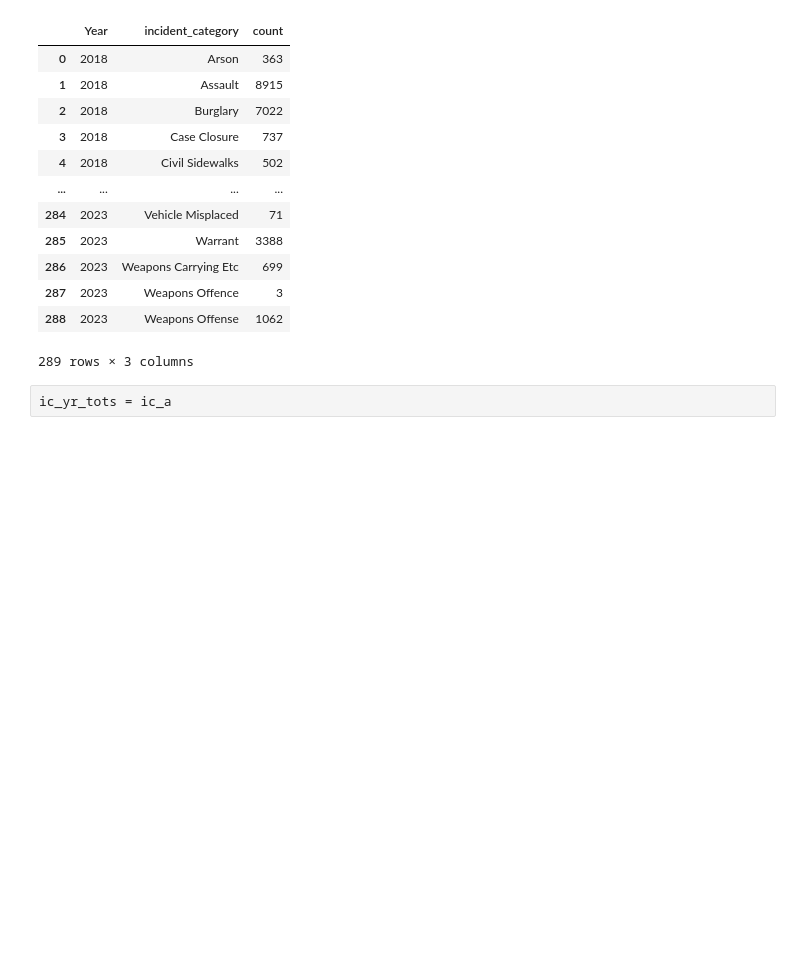
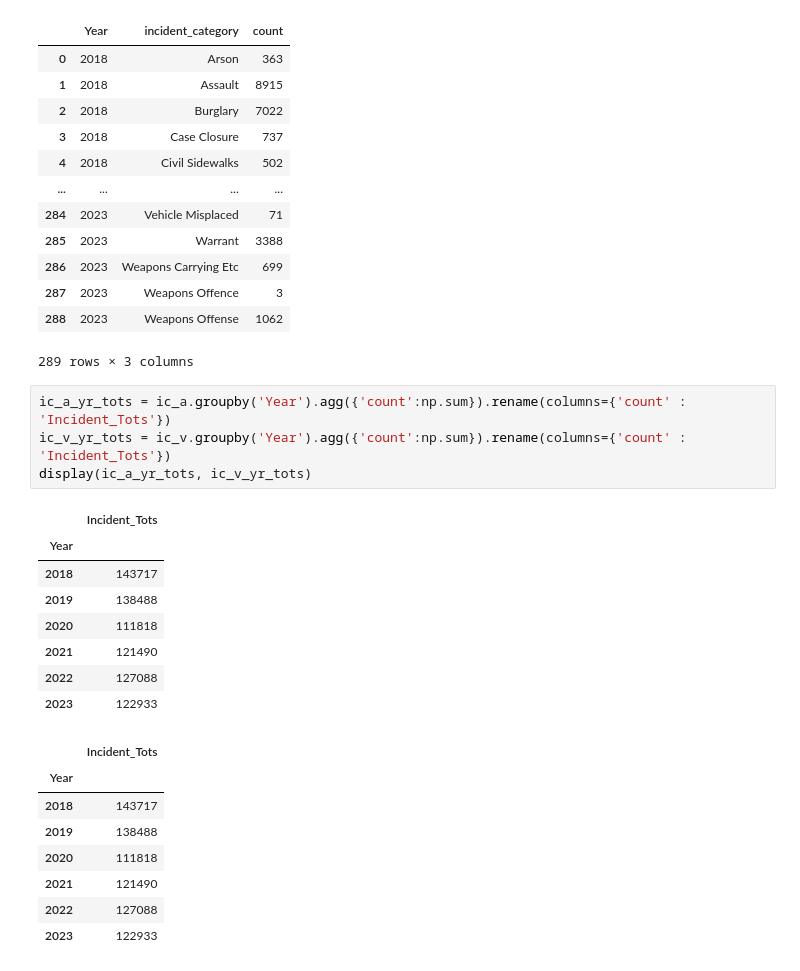
Before and after one commit to jgte29/ucbhonorsthesis2023-2024, a Jupyter notebook: Data_Analysis.ipynb, the cells around one changed output. Drawn from its saved outputs; the diff is of its cells as text; blank space fills up the shorter version.

```diff
--- a/Data_Analysis.ipynb
+++ b/Data_Analysis.ipynb
@@ -2855,5 +2868,24 @@ display(ic_a, ic_v, ic_bc)
 | 287 | 2023 | Weapons Offence | 3 |
 | 288 | 2023 | Weapons Offense | 1062 |
 289 rows × 3 columns
-# %%
-ic_yr_tots = ic_a
+# %%
+ic_a_yr_tots = ic_a.groupby('Year').agg({'count':np.sum}).rename(columns={'count' : 'Incident_Tots'})
+ic_v_yr_tots = ic_v.groupby('Year').agg({'count':np.sum}).rename(columns={'count' : 'Incident_Tots'})
+display(ic_a_yr_tots, ic_v_yr_tots)
+# %% [output]
+|  | Incident_Tots |
+| Year |  |
+| 2018 | 143717 |
+| 2019 | 138488 |
+| 2020 | 111818 |
+| 2021 | 121490 |
+| 2022 | 127088 |
+| 2023 | 122933 |
+|  | Incident_Tots |
+| Year |  |
+| 2018 | 143717 |
+| 2019 | 138488 |
+| 2020 | 111818 |
+| 2021 | 121490 |
+| 2022 | 127088 |
+| 2023 | 122933 |
```
Also changed, not shown: parts of 3 cells of this notebook.
